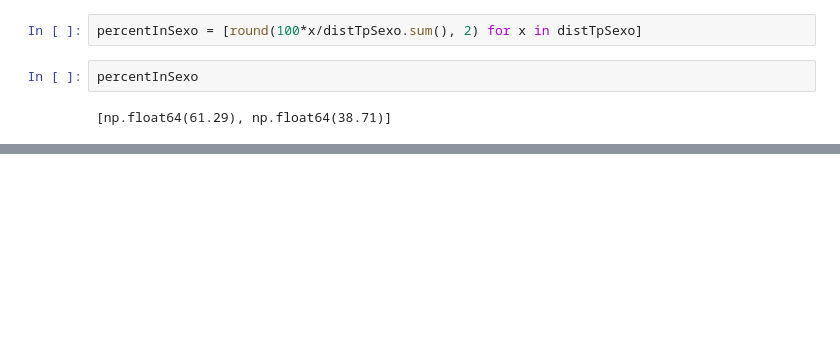
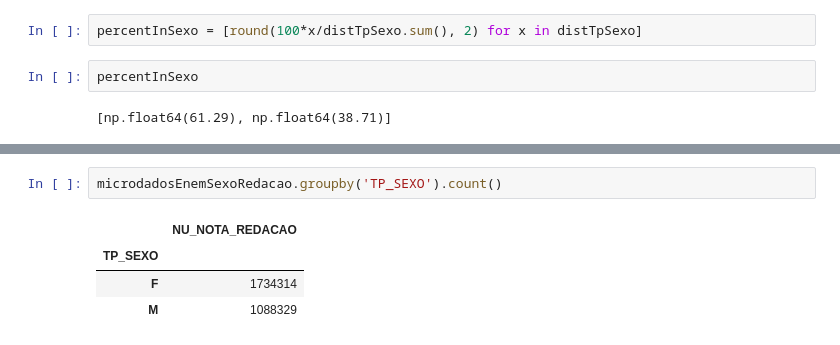
Before and after one commit to mauricioferrer/Consulta-em-banco-de-dados-do-Enem, a Jupyter notebook: Untitled.ipynb, the cells around one changed output, grey strips where cells are left out. Cells and saved outputs as stored; diff of their text form; blank space fills up the shorter version.

```diff
--- a/Untitled.ipynb
+++ b/Untitled.ipynb
@@ -233,0 +251,7 @@ percentInSexo
+# %%
+microdadosEnemSexoRedacao.groupby('TP_SEXO').count()
+# %% [output]
+|  | NU_NOTA_REDACAO |
+| TP_SEXO |  |
+| F | 1734314 |
+| M | 1088329 |
```
Also changed, not shown: parts of 8 cells of this notebook.
